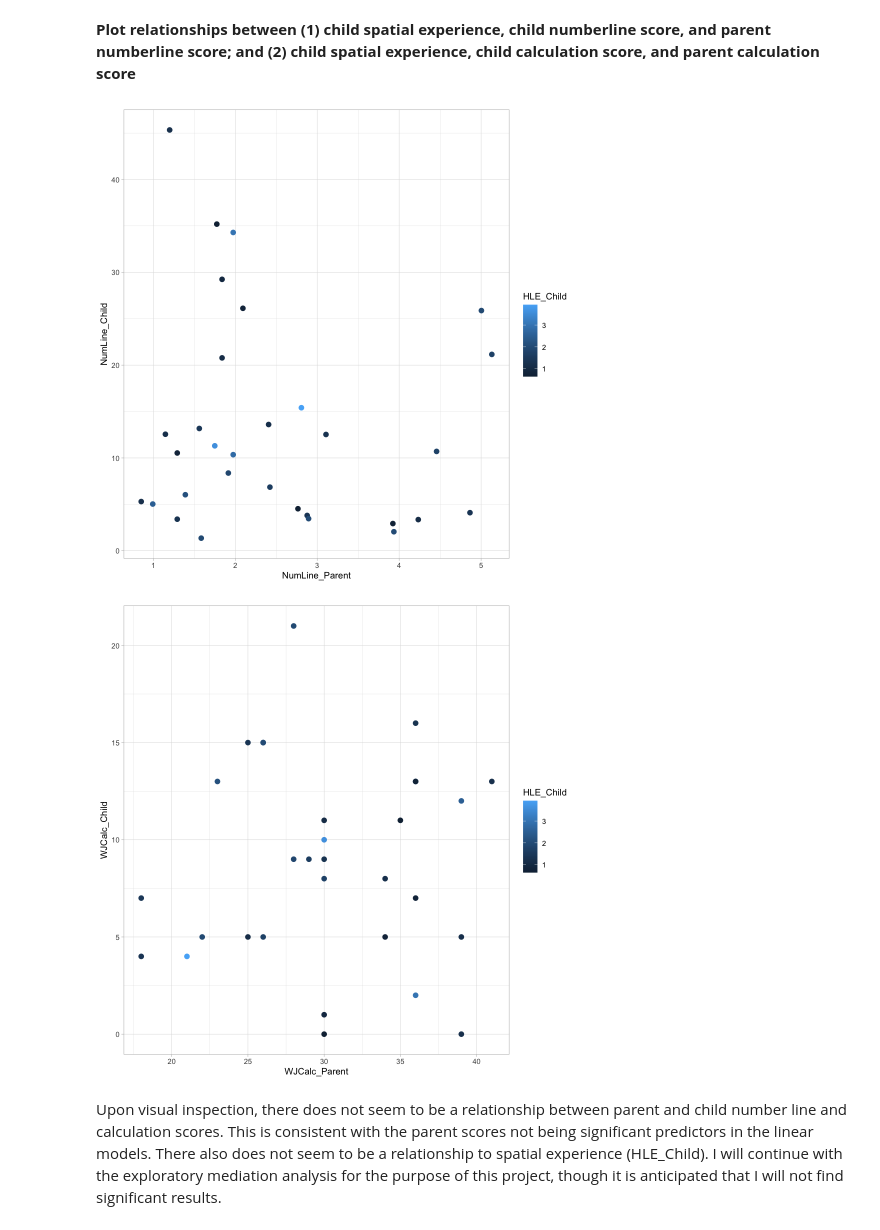
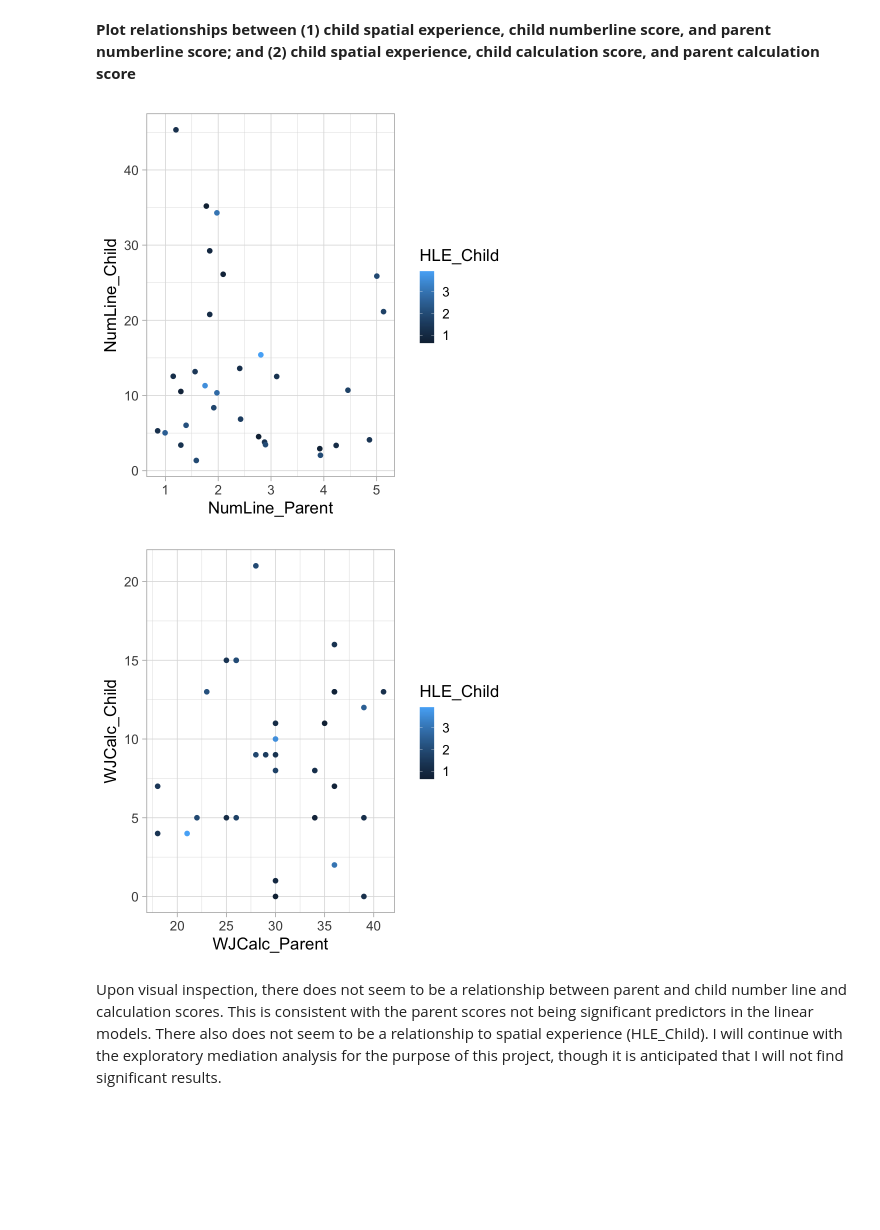
Before and after one commit to ckaicher/Kaicher_DSPN_S23, a Jupyter notebook: Kaicher_DSPN_S23_FinalProject.ipynb, the cells around one changed output. Cells and saved outputs as stored; diff of their text form; code cells hidden in the pictures; blank space fills up the shorter version.

```diff
--- a/Kaicher_DSPN_S23_FinalProject.ipynb
+++ b/Kaicher_DSPN_S23_FinalProject.ipynb
@@ -804,18 +804,18 @@ The coefficient estimates for both parent number line score and parent calculati
 # %%
 options(warn=-1)
 
 #NumLine plot
 ggplot(hyp2_dat, aes(x=NumLine_Parent, y=NumLine_Child, color = HLE_Child)) +
     geom_point(size = 2.5) +
-    theme_light()
+    theme_light(base_size = 20)
 
 #Calc plot
 ggplot(hyp2_dat, aes(x=WJCalc_Parent, y=WJCalc_Child, color = HLE_Child)) +
     geom_point(size = 2.5) +
-    theme_light()
+    theme_light(base_size = 20)
 # %% [output]
-[figure, old version]
+[figure, new version]
-[figure, old version]
+[figure, new version]
 # %% [markdown]
 Upon visual inspection, there does not seem to be a relationship between parent and child number line and calculation scores. This is consistent with the parent scores not being significant predictors in the linear models. There also does not seem to be a relationship to spatial experience (HLE_Child). I will continue with the exploratory mediation analysis for the purpose of this project, though it is anticipated that I will not find significant results.
 # %% [markdown]
```
Also changed, not shown: parts of 14 cells of this notebook.
